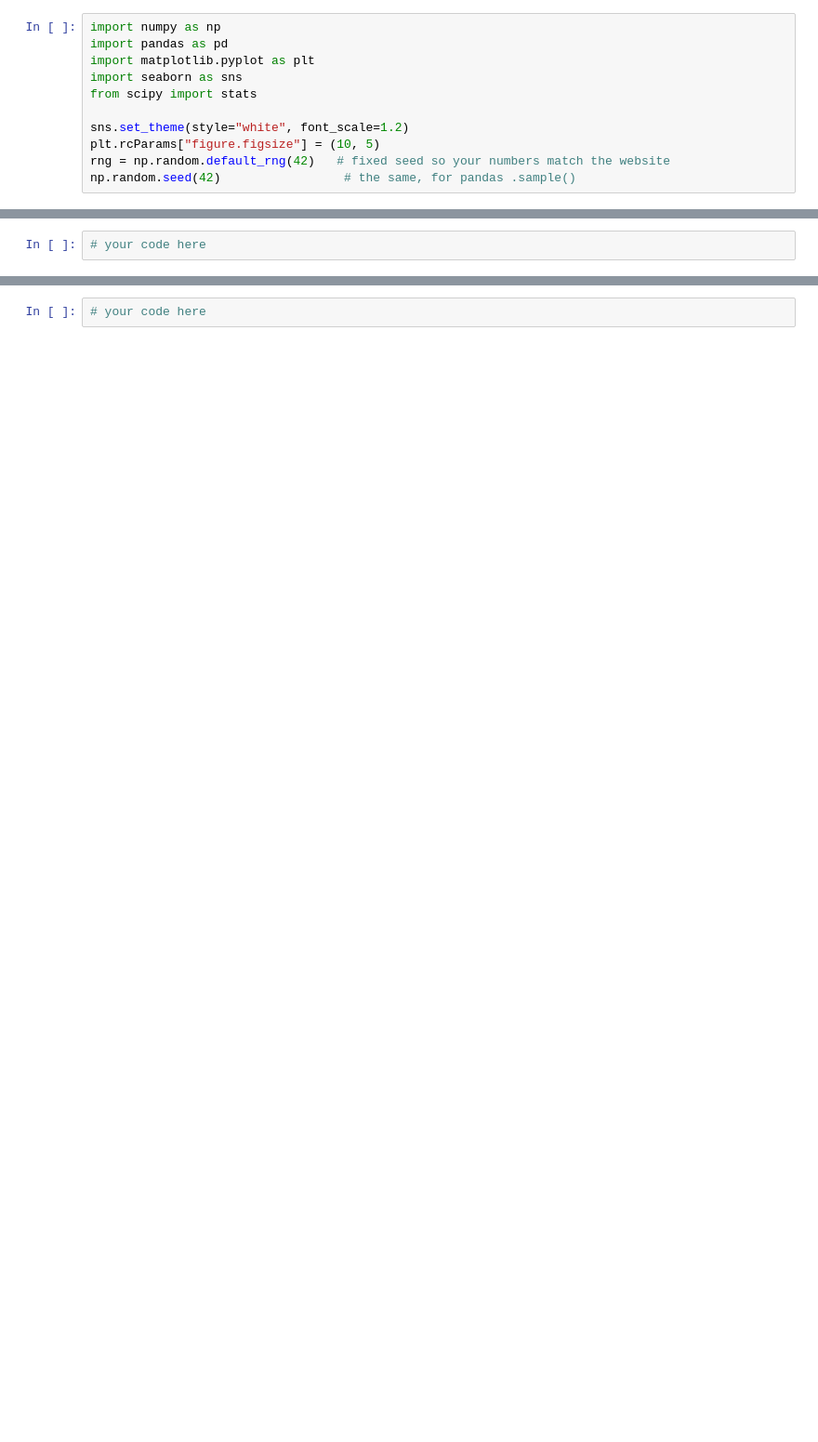
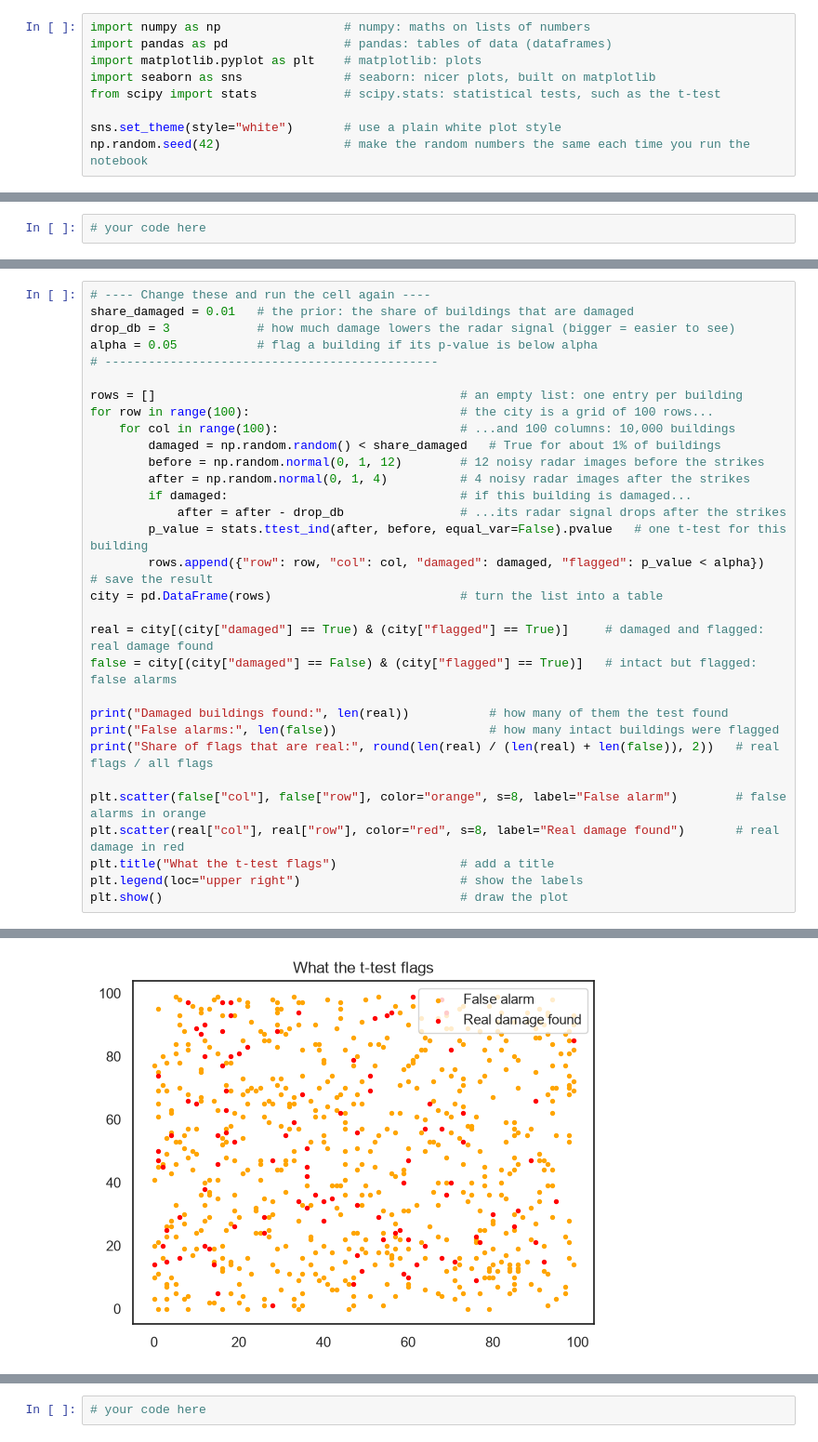
Before and after one commit to haofiona-hub/QM2, a Jupyter notebook: notebooks/W06. Hypothesis Testing.ipynb, the cells around one changed output, grey strips where cells are left out. Shown at 93% size. Drawn from its saved outputs; the diff is of its cells as text; blank space fills up the shorter version.

```diff
--- a/notebooks/W06. Hypothesis Testing.ipynb
+++ b/notebooks/W06. Hypothesis Testing.ipynb
@@ -28,14 +14,12 @@ The core path takes roughly two hours. Sections marked **(Optional)** are extens
 # %% [markdown]
 ## Setup
 # %%
-import numpy as np
-import pandas as pd
-import matplotlib.pyplot as plt
-import seaborn as sns
-from scipy import stats
+import numpy as np                 # numpy: maths on lists of numbers
+import pandas as pd                # pandas: tables of data (dataframes)
+import matplotlib.pyplot as plt    # matplotlib: plots
+import seaborn as sns              # seaborn: nicer plots, built on matplotlib
+from scipy import stats            # scipy.stats: statistical tests, such as the t-test
 
-sns.set_theme(style="white", font_scale=1.2)
-plt.rcParams["figure.figsize"] = (10, 5)
-rng = np.random.default_rng(42)   # fixed seed so your numbers match the website
-np.random.seed(42)                 # the same, for pandas .sample()
+sns.set_theme(style="white")       # use a plain white plot style
+np.random.seed(42)                 # make the random numbers the same each time you run the notebook
 # %% [markdown]
@@ -224,0 +221,32 @@ ax.legend(); plt.show()
+# %%
+# ---- Change these and run the cell again ----
+share_damaged = 0.01   # the prior: the share of buildings that are damaged
+drop_db = 3            # how much damage lowers the radar signal (bigger = easier to see)
+alpha = 0.05           # flag a building if its p-value is below alpha
+# ----------------------------------------------
+
+rows = []                                          # an empty list: one entry per building
+for row in range(100):                             # the city is a grid of 100 rows...
+    for col in range(100):                         # ...and 100 columns: 10,000 buildings
+        damaged = np.random.random() < share_damaged   # True for about 1% of buildings
+        before = np.random.normal(0, 1, 12)        # 12 noisy radar images before the strikes
+        after = np.random.normal(0, 1, 4)          # 4 noisy radar images after the strikes
+        if damaged:                                # if this building is damaged...
+            after = after - drop_db                # ...its radar signal drops after the strikes
+        p_value = stats.ttest_ind(after, before, equal_var=False).pvalue   # one t-test for this building
+        rows.append({"row": row, "col": col, "damaged": damaged, "flagged": p_value < alpha})   # save the result
+city = pd.DataFrame(rows)                          # turn the list into a table
+
+real = city[(city["damaged"] == True) & (city["flagged"] == True)]     # damaged and flagged: real damage found
+false = city[(city["damaged"] == False) & (city["flagged"] == True)]   # intact but flagged: false alarms
+
+print("Damaged buildings found:", len(real))           # how many of them the test found
+print("False alarms:", len(false))                     # how many intact buildings were flagged
+print("Share of flags that are real:", round(len(real) / (len(real) + len(false)), 2))   # real flags / all flags
+
+plt.scatter(false["col"], false["row"], color="orange", s=8, label="False alarm")        # false alarms in orange
+plt.scatter(real["col"], real["row"], color="red", s=8, label="Real damage found")       # real damage in red
+plt.title("What the t-test flags")                 # add a title
+plt.legend(loc="upper right")                      # show the labels
+plt.show()                                         # draw the plot
+# %% [output]
@@ -224,0 +256 @@ ax.legend(); plt.show()
+[figure, added]
```
Also changed, not shown: parts of 90 cells of this notebook.
